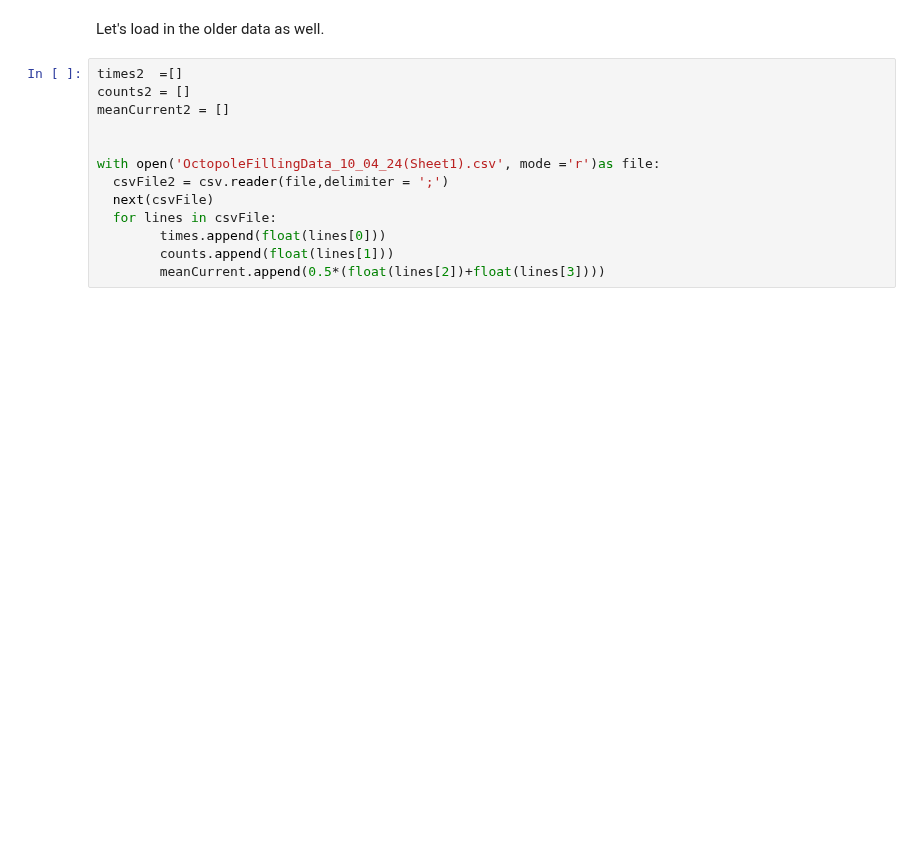
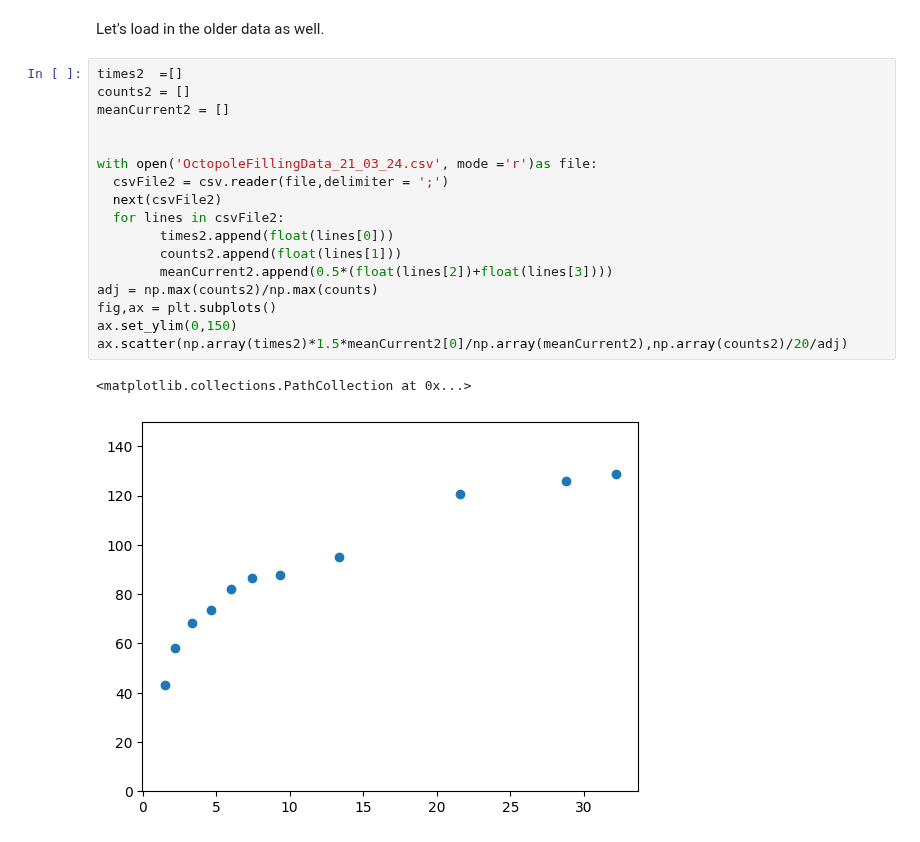
Before and after one commit to EmilLenler/PhD-Work, a Jupyter notebook: Jeppe Bachelor/OctopoleFilling1104.ipynb, the cells around one changed output. Drawn from its saved outputs; the diff is of its cells as text; blank space fills up the shorter version.

Commit message:
Did data analysis for both octopole fillings. Unsure if this is the best way to do it, however

```diff
--- a/Jeppe Bachelor/OctopoleFilling1104.ipynb
+++ b/Jeppe Bachelor/OctopoleFilling1104.ipynb
@@ -35,13 +39,20 @@ Let's load in the older data as well.
 # %%
 times2  =[]
 counts2 = []
 meanCurrent2 = []
 
 
-with open('OctopoleFillingData_10_04_24(Sheet1).csv', mode ='r')as file:
+with open('OctopoleFillingData_21_03_24.csv', mode ='r')as file:
   csvFile2 = csv.reader(file,delimiter = ';')
-  next(csvFile)
-  for lines in csvFile:
-        times.append(float(lines[0]))
-        counts.append(float(lines[1]))
-        meanCurrent.append(0.5*(float(lines[2])+float(lines[3])))
+  next(csvFile2)
+  for lines in csvFile2:
+        times2.append(float(lines[0]))
+        counts2.append(float(lines[1]))
+        meanCurrent2.append(0.5*(float(lines[2])+float(lines[3])))
+adj = np.max(counts2)/np.max(counts)
+fig,ax = plt.subplots()
+ax.set_ylim(0,150)
+ax.scatter(np.array(times2)*1.5*meanCurrent2[0]/np.array(meanCurrent2),np.array(counts2)/20/adj)
+# %% [output]
+<matplotlib.collections.PathCollection at 0x...>
+[figure, added]
```
Also changed, not shown: parts of 3 cells of this notebook, 1 other file.
